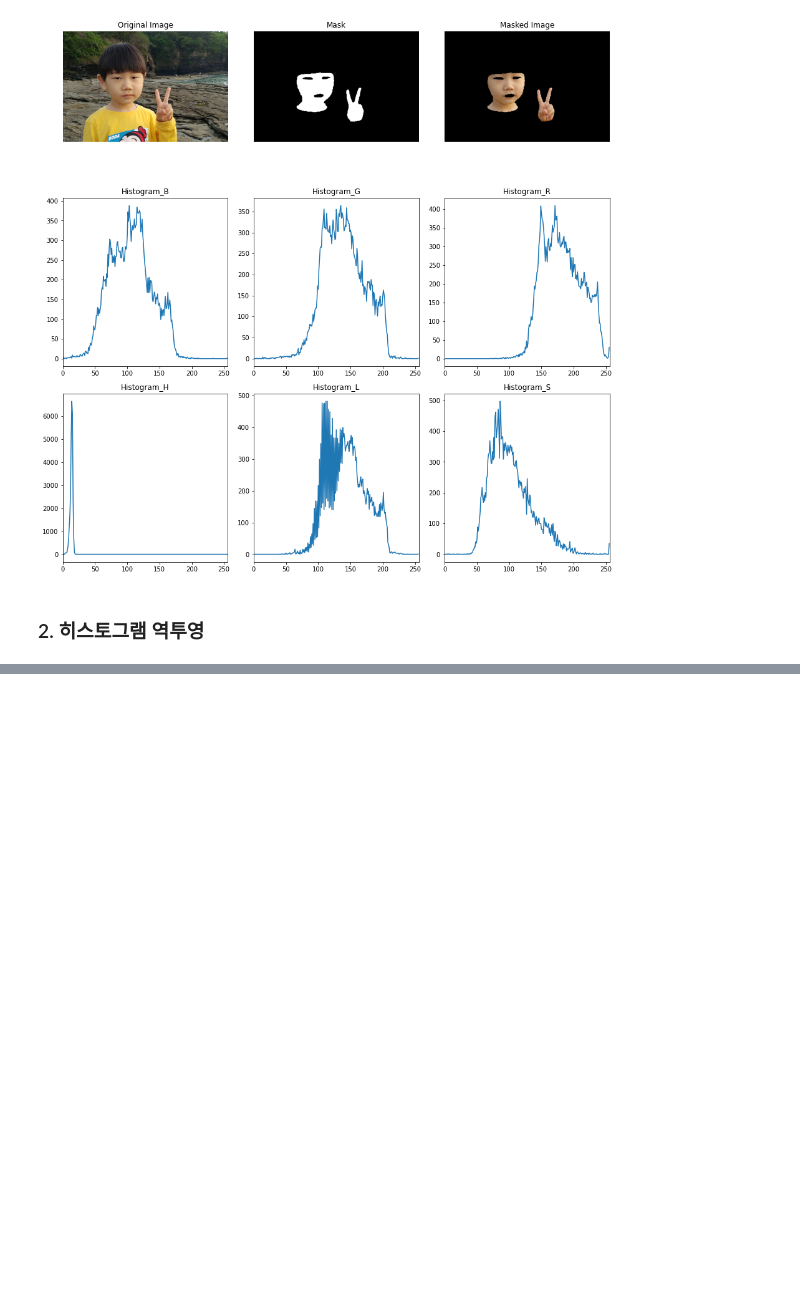
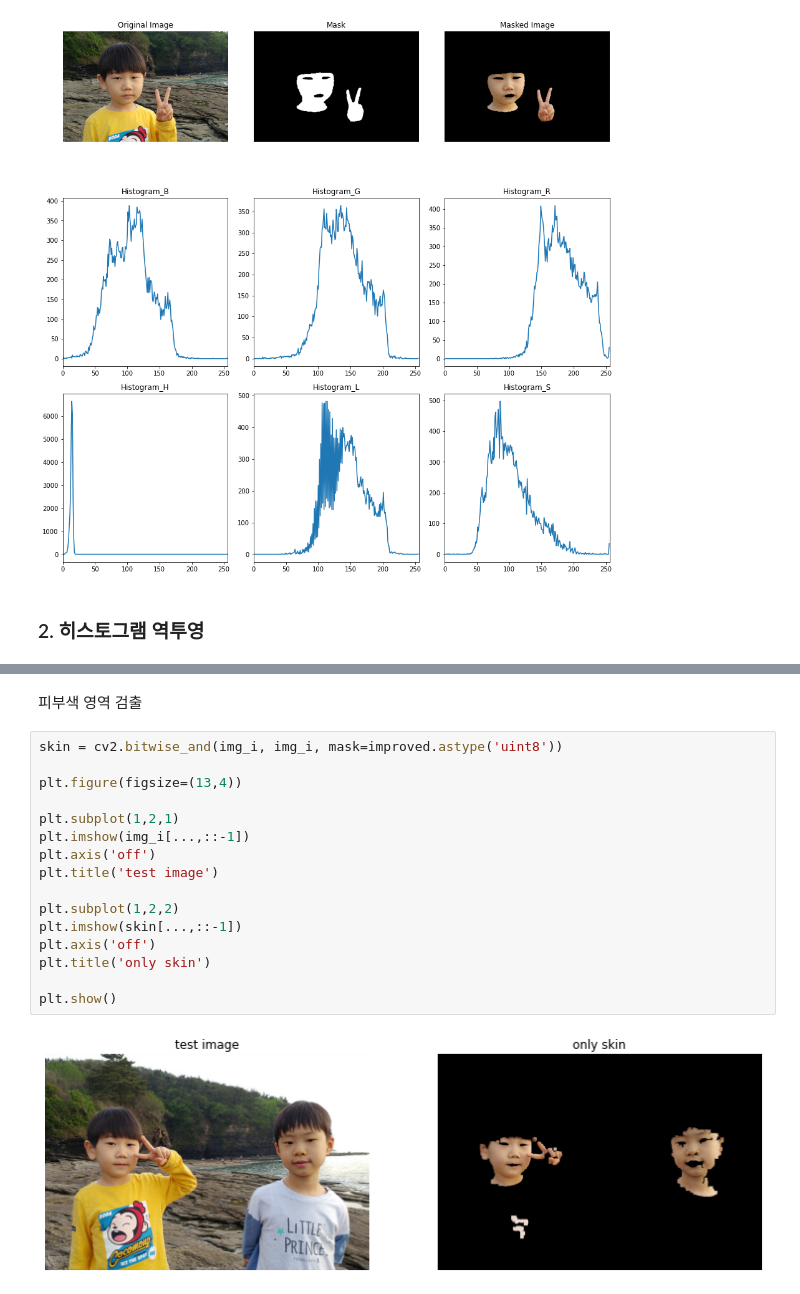
Before and after one commit to mjw2705/MachineVision, a Jupyter notebook: ch2-2_histogram backprojection/histogram_backprojection.ipynb, the cells around one changed output, grey strips where cells are left out. Saved outputs shown, nothing was run; the diff lists cells and outputs as text; blank space fills up the shorter version.

```diff
--- a/ch2-2_histogram backprojection/histogram_backprojection.ipynb
+++ b/ch2-2_histogram backprojection/histogram_backprojection.ipynb
@@ -139,0 +224,20 @@ plt.show()
+# %% [markdown]
+피부색 영역 검출
+# %%
+skin = cv2.bitwise_and(img_i, img_i, mask=improved.astype('uint8'))
+
+plt.figure(figsize=(13,4))
+
+plt.subplot(1,2,1)
+plt.imshow(img_i[...,::-1])
+plt.axis('off')
+plt.title('test image')
+
+plt.subplot(1,2,2)
+plt.imshow(skin[...,::-1])
+plt.axis('off')
+plt.title('only skin')
+
+plt.show()
+# %% [output]
+[figure, added]
```
Also changed, not shown: parts of 12 cells of this notebook.
